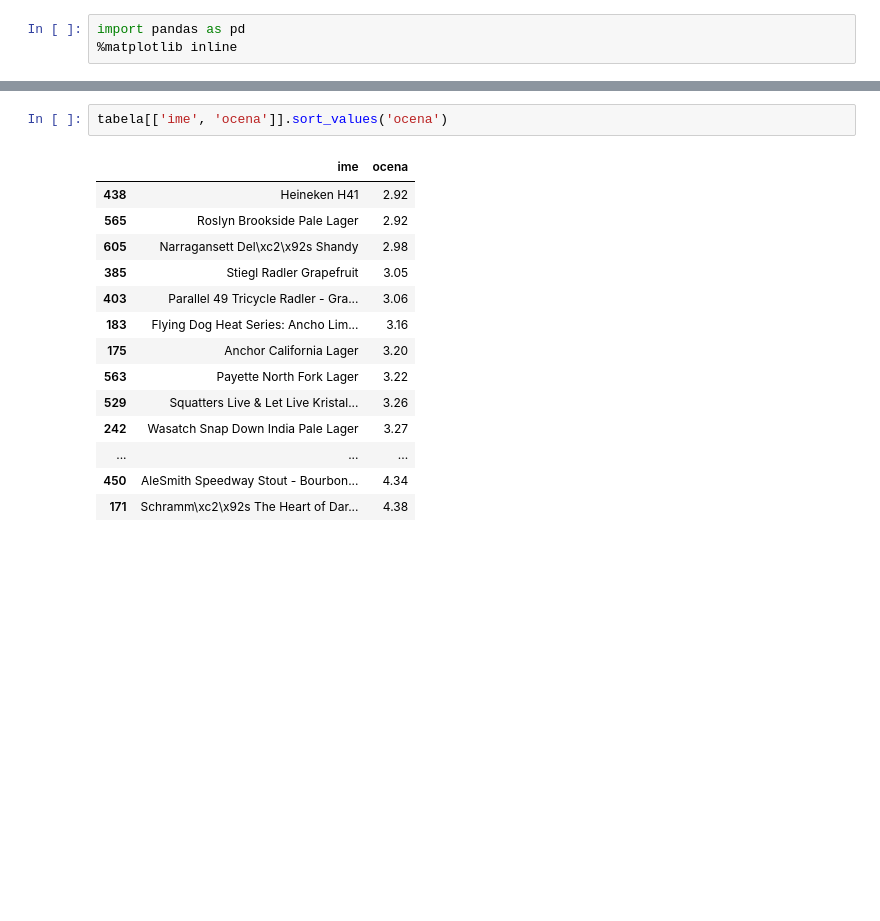
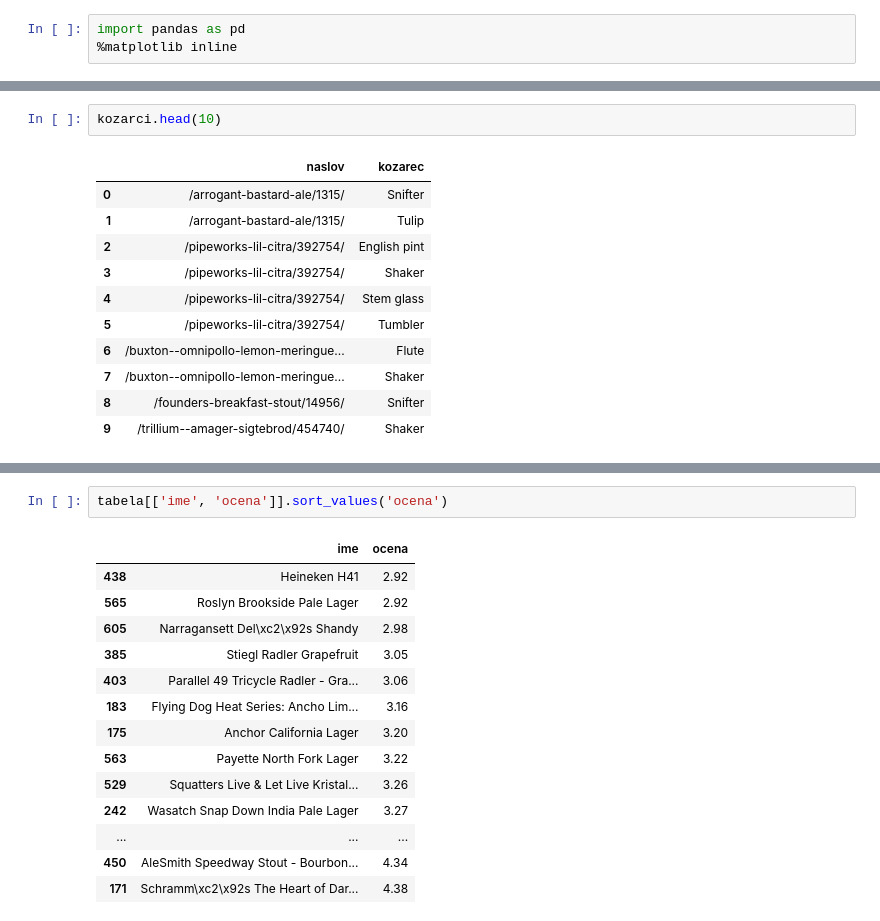
Before and after one commit to anjakisek/Najboljsa-piva-Ratebeer, a Jupyter notebook: Piva-Ratebeer.ipynb, the cells around one changed output, grey strips where cells are left out. Cells and saved outputs as stored; diff of their text form; blank space fills up the shorter version.

```diff
--- a/Piva-Ratebeer.ipynb
+++ b/Piva-Ratebeer.ipynb
@@ -14,0 +63,14 @@ Use `matplotlib.pyplot.style.use` instead.
+# %%
+kozarci.head(10)
+# %% [output]
+|  | naslov | kozarec |
+| 0 | /arrogant-bastard-ale/1315/ | Snifter |
+| 1 | /arrogant-bastard-ale/1315/ | Tulip |
+| 2 | /pipeworks-lil-citra/392754/ | English pint |
+| 3 | /pipeworks-lil-citra/392754/ | Shaker |
+| 4 | /pipeworks-lil-citra/392754/ | Stem glass |
+| 5 | /pipeworks-lil-citra/392754/ | Tumbler |
+| 6 | /buxton--omnipollo-lemon-meringue... | Flute |
+| 7 | /buxton--omnipollo-lemon-meringue... | Shaker |
+| 8 | /founders-breakfast-stout/14956/ | Snifter |
+| 9 | /trillium--amager-sigtebrod/454740/ | Shaker |
```
Also changed, not shown: parts of 7 cells of this notebook.
